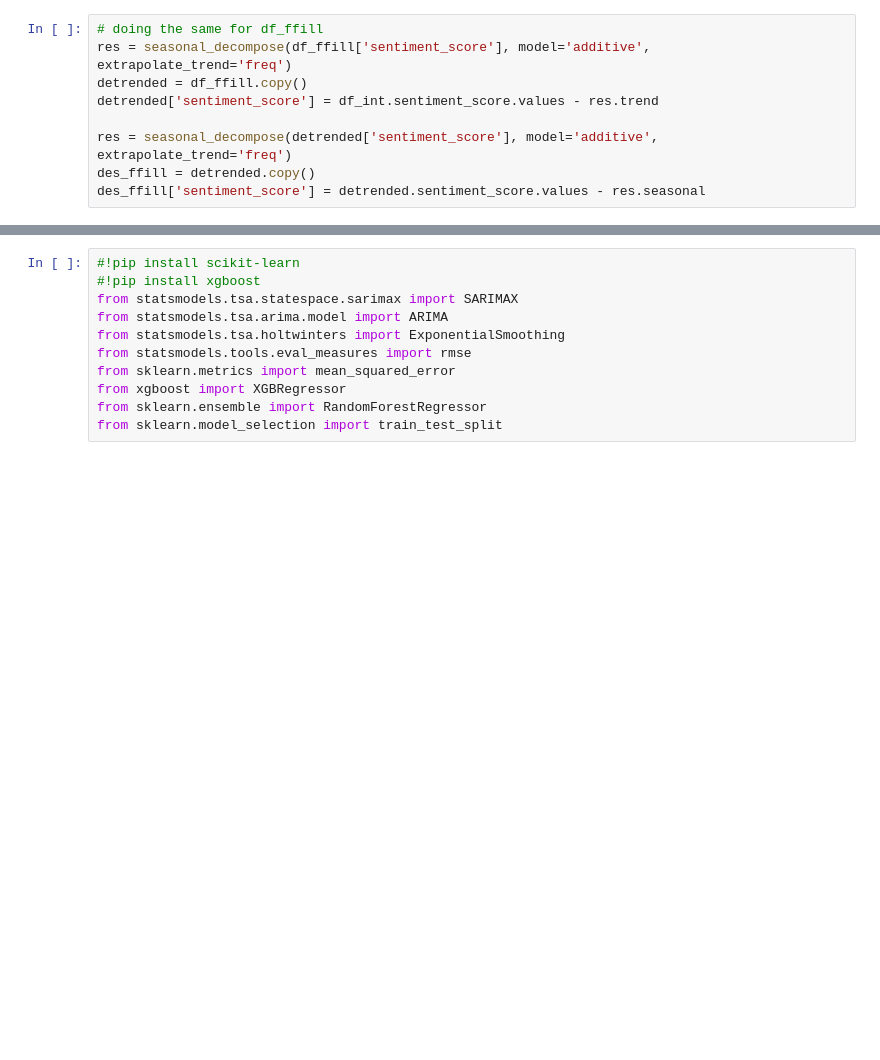
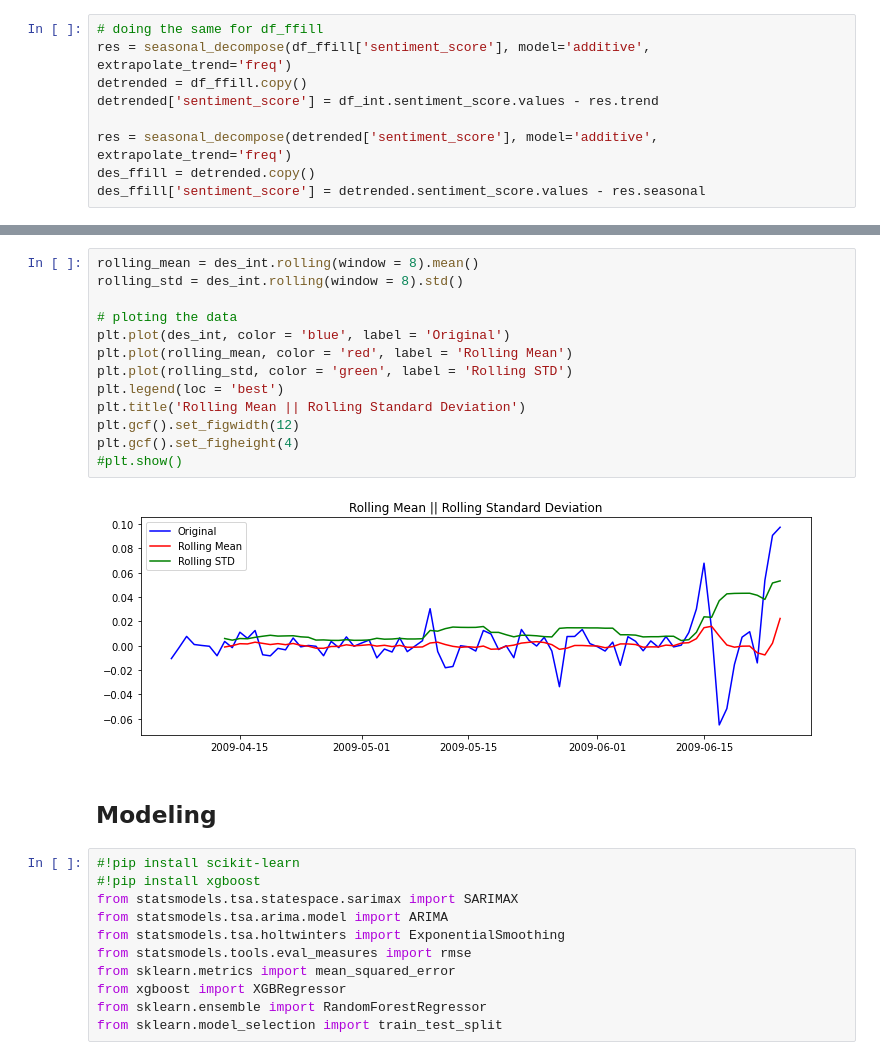
Before and after one commit to sbs23006/Big-data-time-series-forecasting, a Jupyter notebook: DataProcessing.ipynb, the cells around one changed output, grey strips where cells are left out. Saved outputs shown, nothing was run; the diff lists cells and outputs as text; blank space fills up the shorter version.

```diff
--- a/DataProcessing.ipynb
+++ b/DataProcessing.ipynb
@@ -590,3 +610,20 @@ des_ffill['sentiment_score'] = detrended.sentiment_score.values - res.seasonal
+# %%
+rolling_mean = des_int.rolling(window = 8).mean()
+rolling_std = des_int.rolling(window = 8).std()
+
+# ploting the data
+plt.plot(des_int, color = 'blue', label = 'Original')
+plt.plot(rolling_mean, color = 'red', label = 'Rolling Mean')
+plt.plot(rolling_std, color = 'green', label = 'Rolling STD')
+plt.legend(loc = 'best')
+plt.title('Rolling Mean || Rolling Standard Deviation')
+plt.gcf().set_figwidth(12)
+plt.gcf().set_figheight(4)
+#plt.show()
+# %% [output]
+[figure, added]
+# %% [markdown]
+## Modeling<a class="anchor" id="forecast"></a>
 # %%
 #!pip install scikit-learn
 #!pip install xgboost
```
Also changed, not shown: parts of 51 cells of this notebook, 1 other file.
